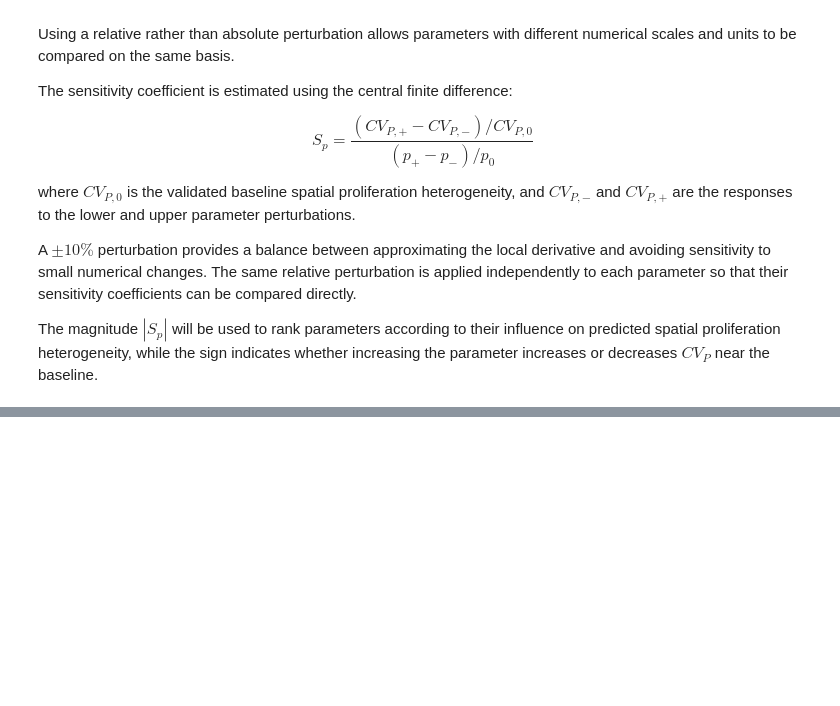
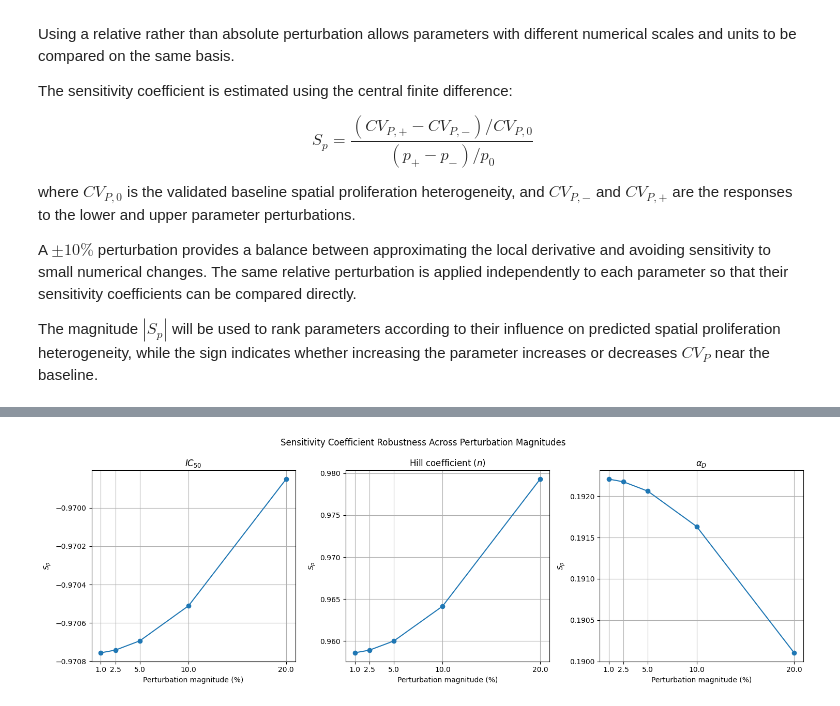
Before and after one commit to abhirym/Drug-Diffusion-Project, a Jupyter notebook: exp05_sensitivity_analysis_v2.ipynb, the cells around one changed output, grey strips where cells are left out. Cells and saved outputs as stored; diff of their text form; code cells hidden in the pictures; blank space fills up the shorter version.

```diff
--- a/exp05_sensitivity_analysis_v2.ipynb
+++ b/exp05_sensitivity_analysis_v2.ipynb
@@ -841,0 +853,78 @@ smaller.
+# %%
+# Plotting sensitivity robustness to perturbation percentage
+
+perturbations = [
+    result["perturbation"] * 100
+    for result in results
+]
+
+S_IC50 = [
+    result["S_IC50"]
+    for result in results
+]
+
+S_n = [
+    result["S_n"]
+    for result in results
+]
+
+S_alpha = [
+    result["S_alpha"]
+    for result in results
+]
+
+fig, axes = plt.subplots(
+    1, 3,
+    figsize=(15, 5)
+)
+
+# IC50
+axes[0].plot(
+    perturbations,
+    S_IC50,
+    marker="o"
+)
+
+axes[0].set_title(r"$IC_{50}$")
+axes[0].set_xlabel("Perturbation magnitude (%)")
+axes[0].set_ylabel(r"$S_p$")
+axes[0].set_xticks(perturbations)
+axes[0].grid()
+
+# n
+axes[1].plot(
+    perturbations,
+    S_n,
+    marker="o"
+)
+
+axes[1].set_title(r"Hill coefficient ($n$)")
+axes[1].set_xlabel("Perturbation magnitude (%)")
+axes[1].set_ylabel(r"$S_p$")
+axes[1].set_xticks(perturbations)
+axes[1].grid()
+
+# alpha_D
+axes[2].plot(
+    perturbations,
+    S_alpha,
+    marker="o"
+)
+
+axes[2].set_title(r"$\alpha_D$")
+axes[2].set_xlabel("Perturbation magnitude (%)")
+axes[2].set_ylabel(r"$S_p$")
+axes[2].set_xticks(perturbations)
+axes[2].grid()
+
+
+fig.suptitle(
+    "Sensitivity Coefficient Robustness Across Perturbation Magnitudes"
+)
+
+fig.tight_layout()
+
+plt.savefig("figures/exp05_sensitivity_robustness")
+plt.show()
+# %% [output]
+[figure, added]
```
Also changed, not shown: parts of 9 cells of this notebook, 5 other files.
